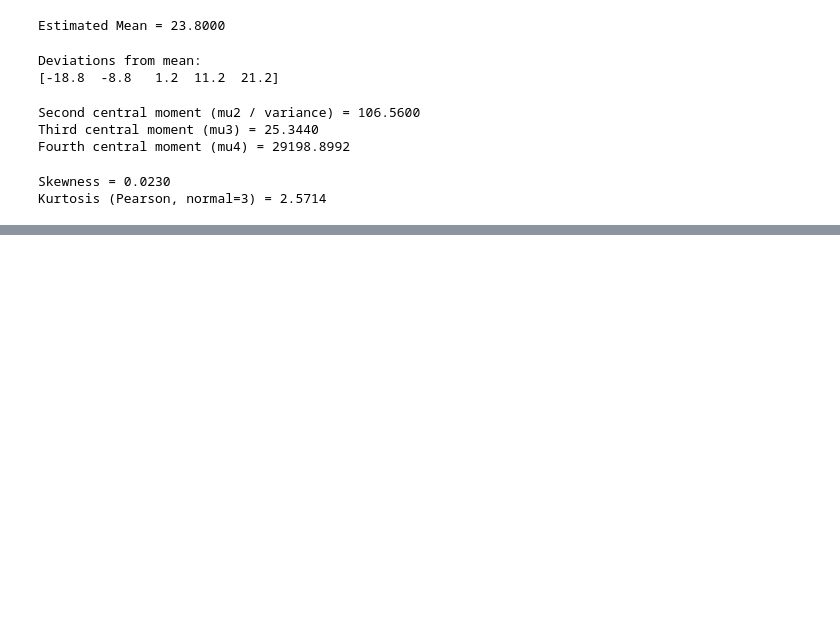
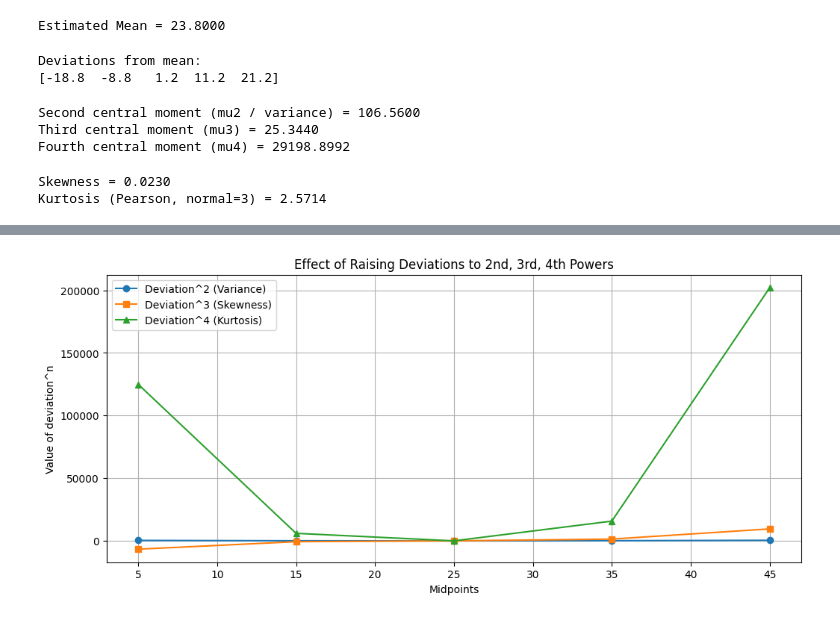
Before and after one commit to Storm00212/Data-manipulation-using-python, a Jupyter notebook: Skewness_and_kurtosis_for_grouped_data.ipynb, the cells around one changed output, grey strips where cells are left out. Cells and saved outputs as stored; diff of their text form; code cells hidden in the pictures; blank space fills up the shorter version.

```diff
--- a/Skewness_and_kurtosis_for_grouped_data.ipynb
+++ b/Skewness_and_kurtosis_for_grouped_data.ipynb
@@ -53,0 +74,16 @@ Kurtosis (Pearson, normal=3) = 2.5714
+# %%
+plt.figure(figsize=(12,5))
+
+# Plot deviations raised to different powers
+plt.plot(midpoints, deviations**2, 'o-', label='Deviation^2 (Variance)')
+plt.plot(midpoints, deviations**3, 's-', label='Deviation^3 (Skewness)')
+plt.plot(midpoints, deviations**4, '^-', label='Deviation^4 (Kurtosis)')
+
+plt.xlabel("Midpoints")
+plt.ylabel("Value of deviation^n")
+plt.title("Effect of Raising Deviations to 2nd, 3rd, 4th Powers")
+plt.legend()
+plt.grid(True)
+plt.show()
+# %% [output]
+[figure, added]
```
Also changed, not shown: parts of 2 cells of this notebook.
